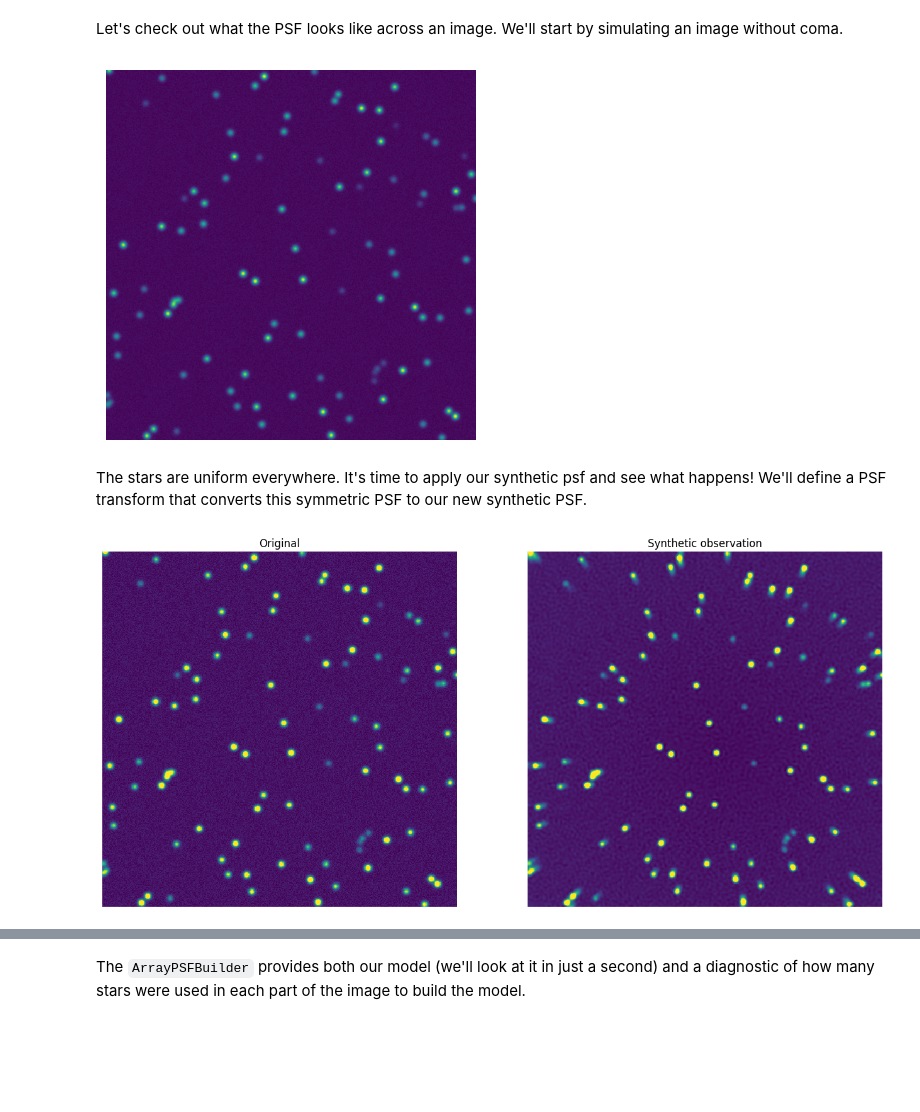
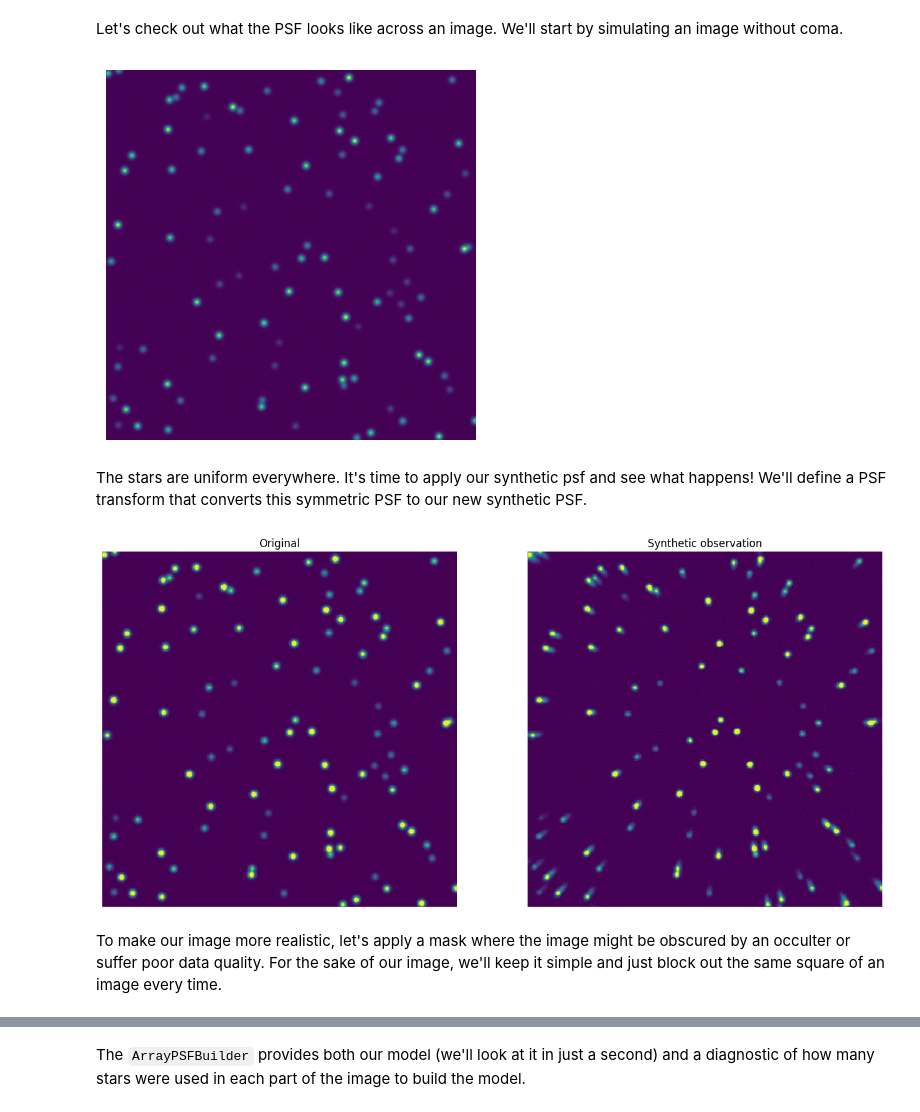
Before and after one commit to punch-mission/regularizepsf, a Jupyter notebook: docs/source/example.ipynb, the cells around one changed output, grey strips where cells are left out. Drawn from its saved outputs; the diff is of its cells as text; code cells hidden in the pictures; blank space fills up the shorter version.

```diff
--- a/docs/source/example.ipynb
+++ b/docs/source/example.ipynb
@@ -41,7 +31,7 @@ def baked_in_initial_psf(row,
                          y0=psf_size / 2,
                          sigma_x=initial_sigma,
                          sigma_y=initial_sigma,
-                         A=0.1):
+                         A=1.0/(2 * np.pi * initial_sigma * initial_sigma)):
     return A * np.exp(-(np.square(row - x0) / (2 * np.square(sigma_x)) + np.square(col - y0) / (2 * np.square(sigma_y))))
 
 
@@ -61,7 +51,7 @@ def target_psf(row,
 
     A_tail = 0.05
     sigma_x = tail_separation
-    sigma_y = core_sigma_y + 0.25
+    sigma_y = core_sigma_y + 0.15
     a = np.square(np.cos(tail_angle)) / (2 * np.square(sigma_x)) + np.square(np.sin(tail_angle)) / (
                 2 * np.square(sigma_y))
     b = -np.sin(tail_angle) * np.cos(tail_angle) / (2 * np.square(sigma_x)) + (
@@ -71,8 +61,8 @@ def target_psf(row,
     tail_x0 = x0 - tail_separation * np.cos(tail_angle)
     tail_y0 = y0 + tail_separation * np.sin(tail_angle)
     tail = A_tail * np.exp(-(a * (row - tail_x0) ** 2 + 2 * b * (row - tail_x0) * (col - tail_y0) + c * (col - tail_y0) ** 2))
-    return core + tail
-
+    total = core + tail
+    return total / np.sum(total)
 
 @varied_functional_psf(target_psf)
 def synthetic_psf(row, col):
@@ -105,34 +95,36 @@ def simulate_perfect_image():
     model_shape = (25, 25)
     image = make_model_image(shape, model, params, model_shape=model_shape,
                             x_name='x_mean', y_name='y_mean')
-    image += np.random.uniform(0, 50, size=image.shape)
+    image += np.random.uniform(-5, 5, size=image.shape)
     image = image.astype(float)
     return image
 
 example_image = simulate_perfect_image()
 
 fig, ax = plt.subplots()
-ax.imshow(example_image)
+ax.imshow(example_image, origin='lower')
 ax.set_axis_off()
 plt.show()
 # %% [output]
-[figure, old version]
+[figure, new version]
 # %% [markdown]
 The stars are uniform everywhere. It's time to apply our synthetic psf and see what happens! We'll define a PSF transform that converts this symmetric PSF to our new synthetic PSF.
 # %%
 coords = calculate_covering((img_size, img_size), psf_size)
 t = ArrayPSFTransform.construct(baked_in_initial_psf.as_array_psf(coords, psf_size),
-                                synthetic_psf.as_array_psf(coords, psf_size), 2.0, 0.3)
+                                synthetic_psf.as_array_psf(coords, psf_size), 1.0, 0.1)
 # %%
 coma_image = t.apply(example_image)
 
 fig, axs = plt.subplots(ncols=2, sharex=True, sharey=True, figsize=(16, 8))
-axs[0].imshow(example_image, interpolation='None', vmin=0, vmax=500)
-axs[1].imshow(coma_image, interpolation='None', vmin=0, vmax=500)
+axs[0].imshow(example_image, interpolation='None', vmin=0, vmax=500, origin='lower')
+axs[1].imshow(coma_image, interpolation='None', vmin=0, vmax=500, origin='lower')
 for ax in axs:
     ax.set_axis_off()
 axs[0].set_title("Original")
 axs[1].set_title("Synthetic observation")
 plt.show()
 # %% [output]
-[figure, old version]
+[figure, new version]
+# %% [markdown]
+To make our image more realistic, let's apply a mask where the image might be obscured by an occulter or suffer poor data quality. For the sake of our image, we'll keep it simple and just block out the same square of an image every time.
```
Also changed, not shown: parts of 18 cells of this notebook, 2 other files.
